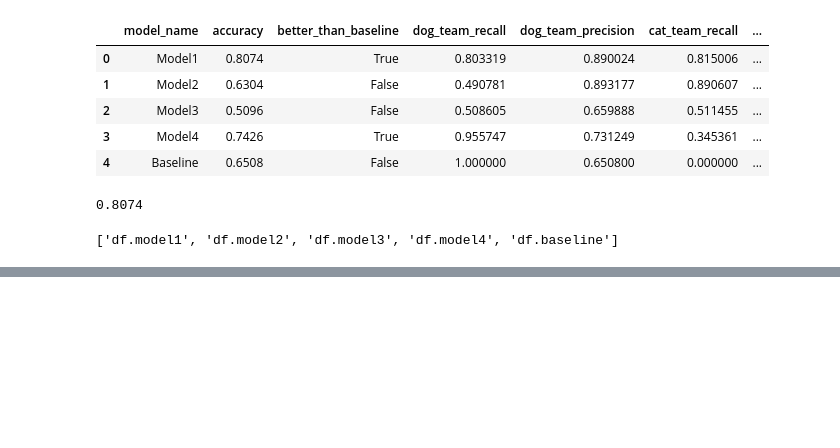
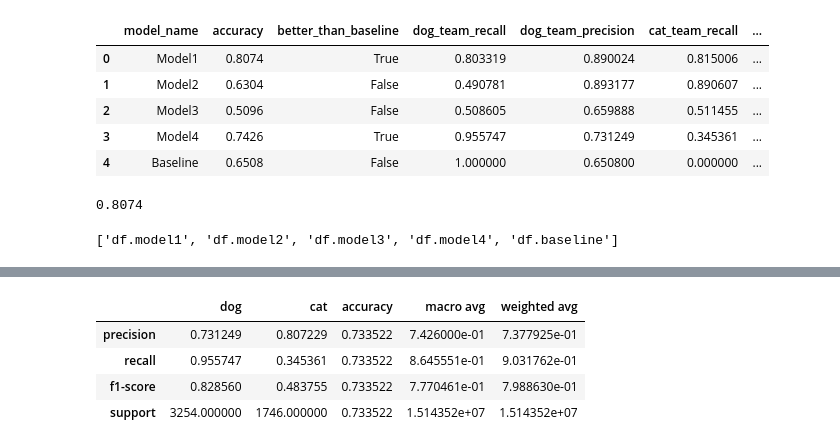
Before and after one commit to noahmelngailis/ds-methodologies-exercises, a Jupyter notebook: classification/model_evaluation.ipynb, the cells around one changed output, grey strips where cells are left out. Saved outputs shown, nothing was run; the diff lists cells and outputs as text; code cells hidden in the pictures; blank space fills up the shorter version.

```diff
--- a/classification/model_evaluation.ipynb
+++ b/classification/model_evaluation.ipynb
@@ -345,0 +380,12 @@ memory usage: 234.5+ KB
+# %%
+y_true = df.actual
+y_pred = df.model4
+
+x = sklearn.metrics.classification_report(y_true, y_pred, output_dict = True, labels = y_pred)
+pd.DataFrame(x)
+# %% [output]
+|  | dog | cat | accuracy | macro avg | weighted avg |
+| precision | 0.731249 | 0.807229 | 0.733522 | 7.426000e-01 | 7.377925e-01 |
+| recall | 0.955747 | 0.345361 | 0.733522 | 8.645551e-01 | 9.031762e-01 |
+| f1-score | 0.828560 | 0.483755 | 0.733522 | 7.770461e-01 | 7.988630e-01 |
+| support | 3254.000000 | 1746.000000 | 0.733522 | 1.514352e+07 | 1.514352e+07 |
```
Also changed, not shown: parts of 13 cells of this notebook, 3 other files.
